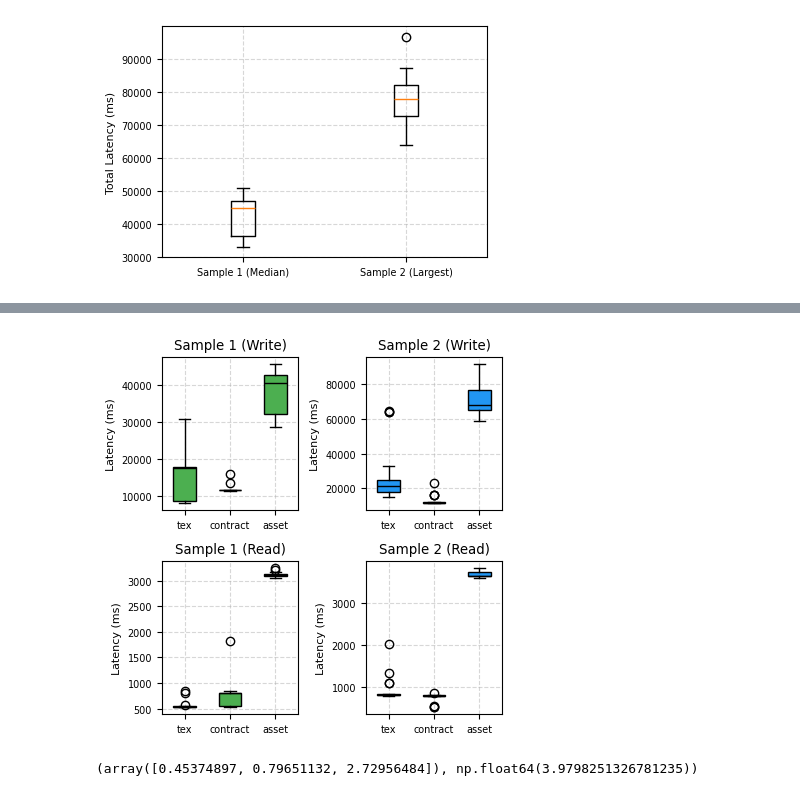
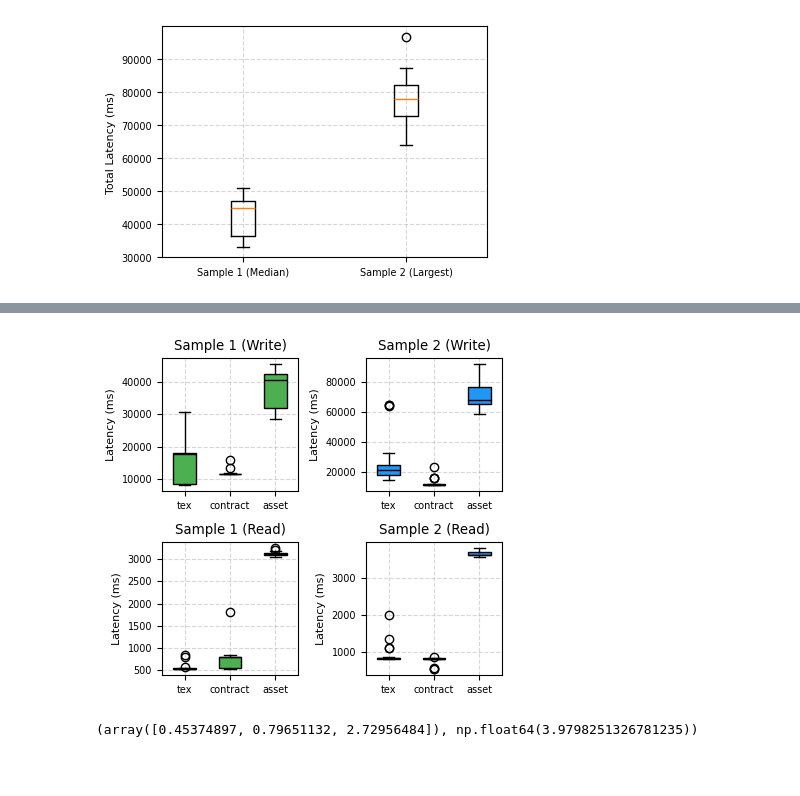
Before and after one commit to thales-must/dapp-ri, a Jupyter notebook: analysis/trace.ipynb, the cells around one changed output, grey strips where cells are left out. Drawn from its saved outputs; the diff is of its cells as text; code cells hidden in the pictures; blank space fills up the shorter version.

Commit message:
update figure

```diff
--- a/analysis/trace.ipynb
+++ b/analysis/trace.ipynb
@@ -409,35 +401,40 @@ def plot_variance_separate(df_s1, df_s2):
         data = [df[s].values for s in stages]
 
         ax.boxplot(
             data,
             patch_artist=True,
             widths=0.5,
             boxprops=dict(facecolor=color, edgecolor="black"),
             medianprops=dict(color="black"),
             whiskerprops=dict(color="black"),
             capprops=dict(color="black")
         )
 
         ax.set_xticks(range(1, len(stages)+1))
         ax.set_xticklabels(write_stages)
         ax.set_ylabel("Latency (ms)")
         ax.set_title(title)
 
         ax.grid(True, linestyle="--", alpha=0.5)
 
-    fig, axes = plt.subplots(2, 2, figsize=(4.2, 4.2))
+    fig, axes = plt.subplots(2, 2, figsize=(4.2, 3.8))
 
     draw_subplot(axes[0,0], df_s1, write_stages, "Sample 1 (Write)", "#4CAF50")
     draw_subplot(axes[0,1], df_s2, write_stages, "Sample 2 (Write)", "#2196F3")
 
     draw_subplot(axes[1,0], df_s1, read_stages, "Sample 1 (Read)", "#4CAF50")
     draw_subplot(axes[1,1], df_s2, read_stages, "Sample 2 (Read)", "#2196F3")
 
     plt.tight_layout()
+    plt.savefig(
+        "assets/boxplot.pdf",
+        bbox_inches="tight"
+    )
+
     plt.show()
 plot_variance_separate(metric_median, metric_maximum)
 # %% [output]
-[figure, old version]
+[figure, new version]
 # %%
 def get_asset_cost(df, run):
     df = df[df["run"] == run]
```
Also changed, not shown: parts of 9 cells of this notebook, 7 other files.
